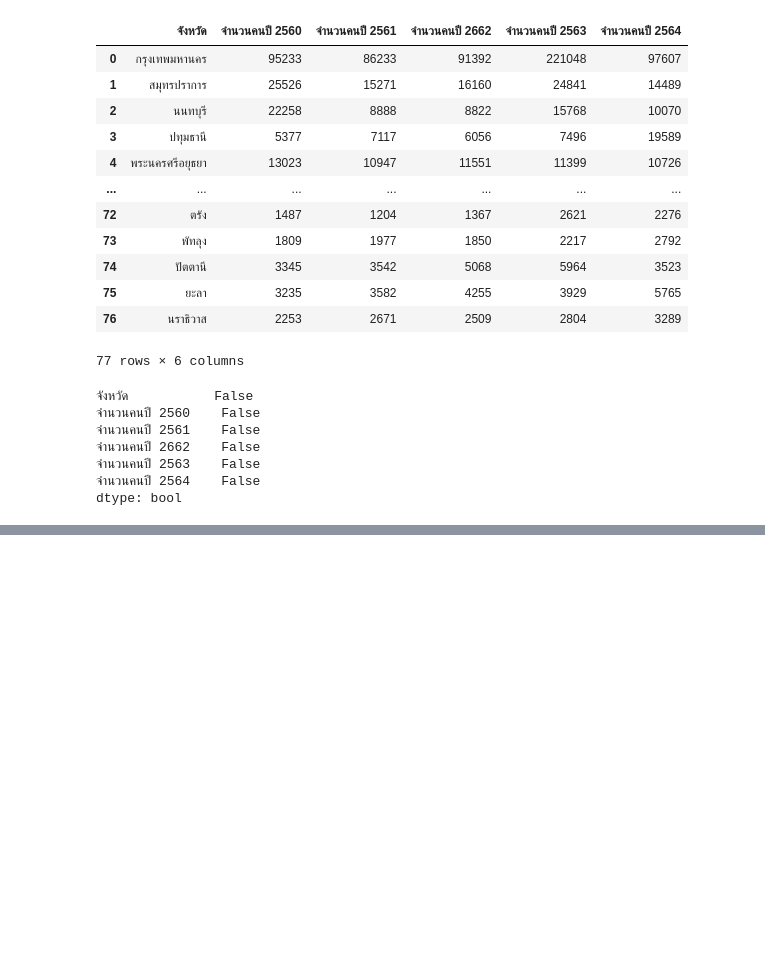
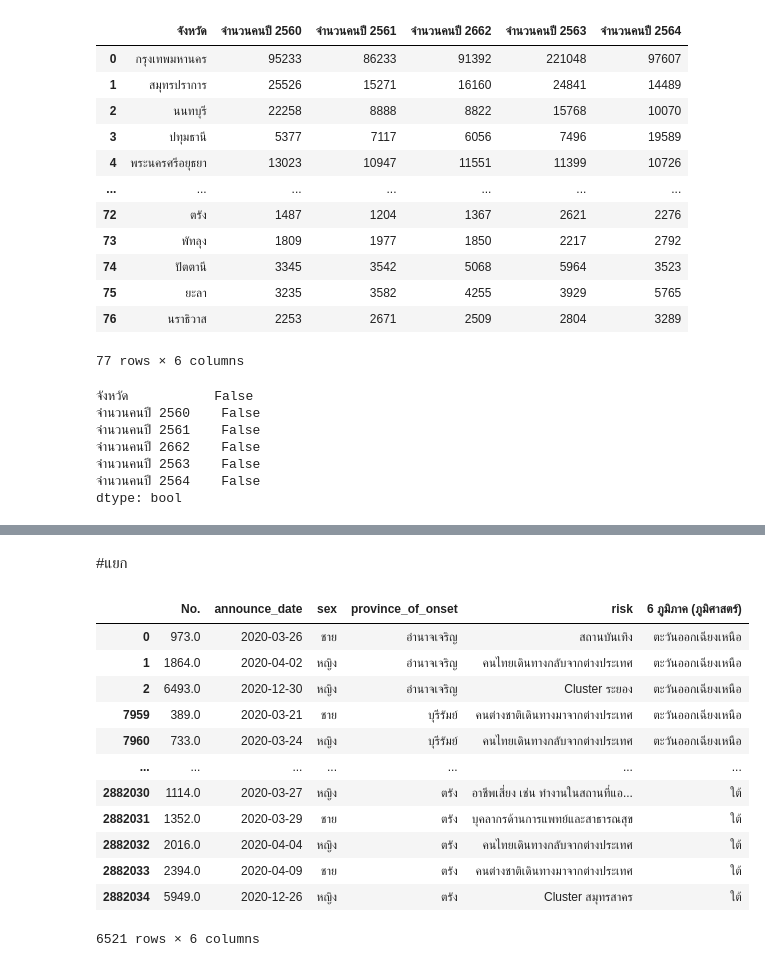
Before and after one commit to BooEiEi/data_viz_2022, a Jupyter notebook: Final_Project.ipynb, the cells around one changed output, grey strips where cells are left out. Cells and saved outputs as stored; diff of their text form; code cells hidden in the pictures; blank space fills up the shorter version.

```diff
--- a/Final_Project.ipynb
+++ b/Final_Project.ipynb
@@ -982,0 +917,19 @@ covid_11.to_csv(os.path.join(path,'covid_11.csv'))
+# %% [markdown]
+#แยก
+# %%
+covid_1 = smaller_table[smaller_table['announce_date'] <= '2020-12-31']
+covid_1
+# %% [output]
+|  | No. | announce_date | sex | province_of_onset | risk | 6 ภูมิภาค (ภูมิศาสตร์) |
+| 0 | 973.0 | 2020-03-26 | ชาย | อำนาจเจริญ | สถานบันเทิง | ตะวันออกเฉียงเหนือ |
+| 1 | 1864.0 | 2020-04-02 | หญิง | อำนาจเจริญ | คนไทยเดินทางกลับจากต่างประเทศ | ตะวันออกเฉียงเหนือ |
+| 2 | 6493.0 | 2020-12-30 | หญิง | อำนาจเจริญ | Cluster ระยอง | ตะวันออกเฉียงเหนือ |
+| 7959 | 389.0 | 2020-03-21 | ชาย | บุรีรัมย์ | คนต่างชาติเดินทางมาจากต่างประเทศ | ตะวันออกเฉียงเหนือ |
+| 7960 | 733.0 | 2020-03-24 | หญิง | บุรีรัมย์ | คนไทยเดินทางกลับจากต่างประเทศ | ตะวันออกเฉียงเหนือ |
+| ... | ... | ... | ... | ... | ... | ... |
+| 2882030 | 1114.0 | 2020-03-27 | หญิง | ตรัง | อาชีพเสี่ยง เช่น ทำงานในสถานที่แอ... | ใต้ |
+| 2882031 | 1352.0 | 2020-03-29 | ชาย | ตรัง | บุคลากรด้านการแพทย์และสาธารณสุข | ใต้ |
+| 2882032 | 2016.0 | 2020-04-04 | หญิง | ตรัง | คนไทยเดินทางกลับจากต่างประเทศ | ใต้ |
+| 2882033 | 2394.0 | 2020-04-09 | ชาย | ตรัง | คนต่างชาติเดินทางมาจากต่างประเทศ | ใต้ |
+| 2882034 | 5949.0 | 2020-12-26 | หญิง | ตรัง | Cluster สมุทรสาคร | ใต้ |
+6521 rows × 6 columns
```
Also changed, not shown: parts of 41 cells of this notebook.
